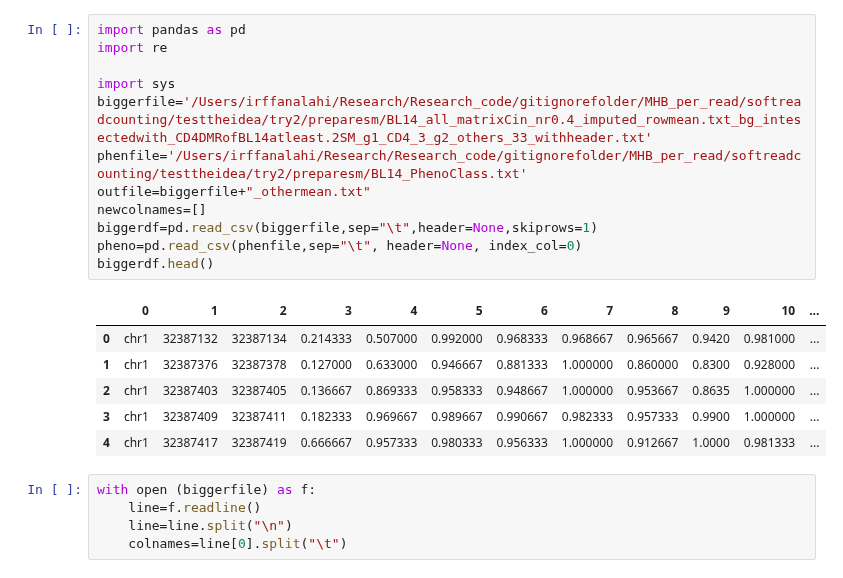
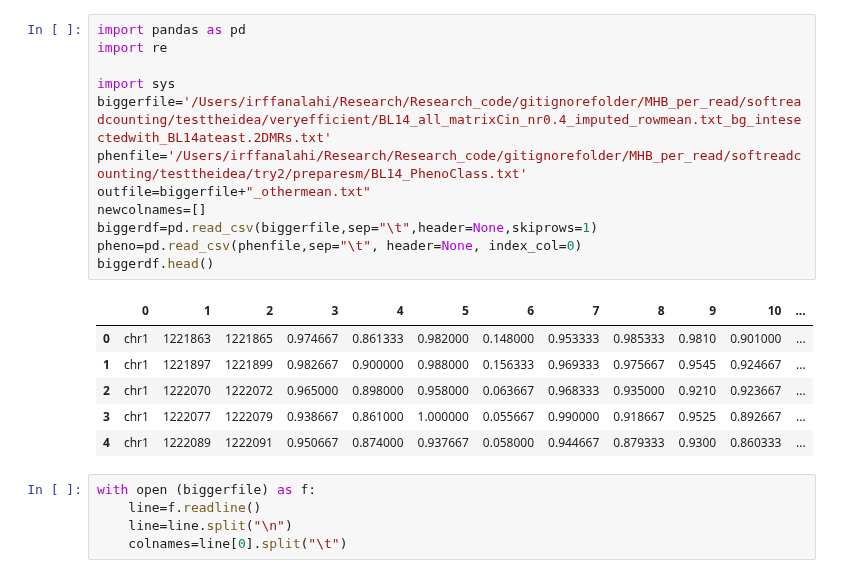
Before and after one commit to Irfanwustl/Research_code, a Jupyter notebook: MHB_per_read/softreadcounting/try2/preprocessALLcpg/Othermean_ALLct.ipynb, the cells around one changed output. Cells and saved outputs as stored; diff of their text form.

```diff
--- a/MHB_per_read/softreadcounting/try2/preprocessALLcpg/Othermean_ALLct.ipynb
+++ b/MHB_per_read/softreadcounting/try2/preprocessALLcpg/Othermean_ALLct.ipynb
@@ -1,22 +1,22 @@
 # %%
 import pandas as pd
 import re
 
 import sys
-biggerfile='/Users/irffanalahi/Research/Research_code/gitignorefolder/MHB_per_read/softreadcounting/testtheidea/try2/preparesm/BL14_all_matrixCin_nr0.4_imputed_rowmean.txt_bg_intesectedwith_CD4DMRofBL14atleast.2SM_g1_CD4_3_g2_others_33_withheader.txt'
+biggerfile='/Users/irffanalahi/Research/Research_code/gitignorefolder/MHB_per_read/softreadcounting/testtheidea/veryefficient/BL14_all_matrixCin_nr0.4_imputed_rowmean.txt_bg_intesectedwith_BL14ateast.2DMRs.txt'
 phenfile='/Users/irffanalahi/Research/Research_code/gitignorefolder/MHB_per_read/softreadcounting/testtheidea/try2/preparesm/BL14_PhenoClass.txt'
 outfile=biggerfile+"_othermean.txt"
 newcolnames=[]
 biggerdf=pd.read_csv(biggerfile,sep="\t",header=None,skiprows=1)
 pheno=pd.read_csv(phenfile,sep="\t", header=None, index_col=0)
 biggerdf.head()
 # %% [output]
 |  | 0 | 1 | 2 | 3 | 4 | 5 | 6 | 7 | 8 | 9 | 10 | ... |
-| 0 | chr1 | 32387132 | 32387134 | 0.214333 | 0.507000 | 0.992000 | 0.968333 | 0.968667 | 0.965667 | 0.9420 | 0.981000 | ... |
-| 1 | chr1 | 32387376 | 32387378 | 0.127000 | 0.633000 | 0.946667 | 0.881333 | 1.000000 | 0.860000 | 0.8300 | 0.928000 | ... |
-| 2 | chr1 | 32387403 | 32387405 | 0.136667 | 0.869333 | 0.958333 | 0.948667 | 1.000000 | 0.953667 | 0.8635 | 1.000000 | ... |
-| 3 | chr1 | 32387409 | 32387411 | 0.182333 | 0.969667 | 0.989667 | 0.990667 | 0.982333 | 0.957333 | 0.9900 | 1.000000 | ... |
-| 4 | chr1 | 32387417 | 32387419 | 0.666667 | 0.957333 | 0.980333 | 0.956333 | 1.000000 | 0.912667 | 1.0000 | 0.981333 | ... |
+| 0 | chr1 | 1221863 | 1221865 | 0.974667 | 0.861333 | 0.982000 | 0.148000 | 0.953333 | 0.985333 | 0.9810 | 0.901000 | ... |
+| 1 | chr1 | 1221897 | 1221899 | 0.982667 | 0.900000 | 0.988000 | 0.156333 | 0.969333 | 0.975667 | 0.9545 | 0.924667 | ... |
+| 2 | chr1 | 1222070 | 1222072 | 0.965000 | 0.898000 | 0.958000 | 0.063667 | 0.968333 | 0.935000 | 0.9210 | 0.923667 | ... |
+| 3 | chr1 | 1222077 | 1222079 | 0.938667 | 0.861000 | 1.000000 | 0.055667 | 0.990000 | 0.918667 | 0.9525 | 0.892667 | ... |
+| 4 | chr1 | 1222089 | 1222091 | 0.950667 | 0.874000 | 0.937667 | 0.058000 | 0.944667 | 0.879333 | 0.9300 | 0.860333 | ... |
 # %%
 with open (biggerfile) as f:
     line=f.readline()
```
Also changed, not shown: parts of 5 cells of this notebook, 7 other files.
